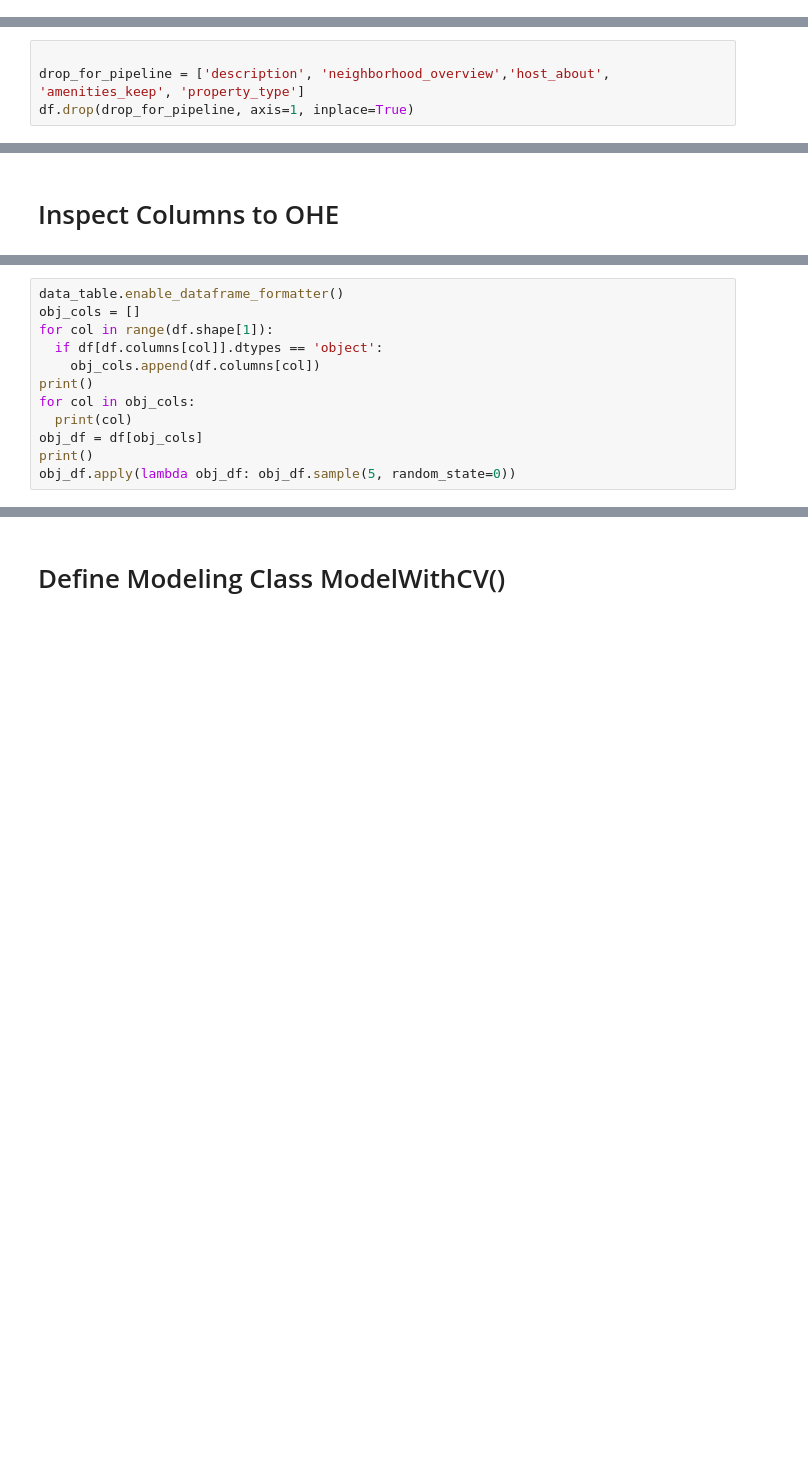
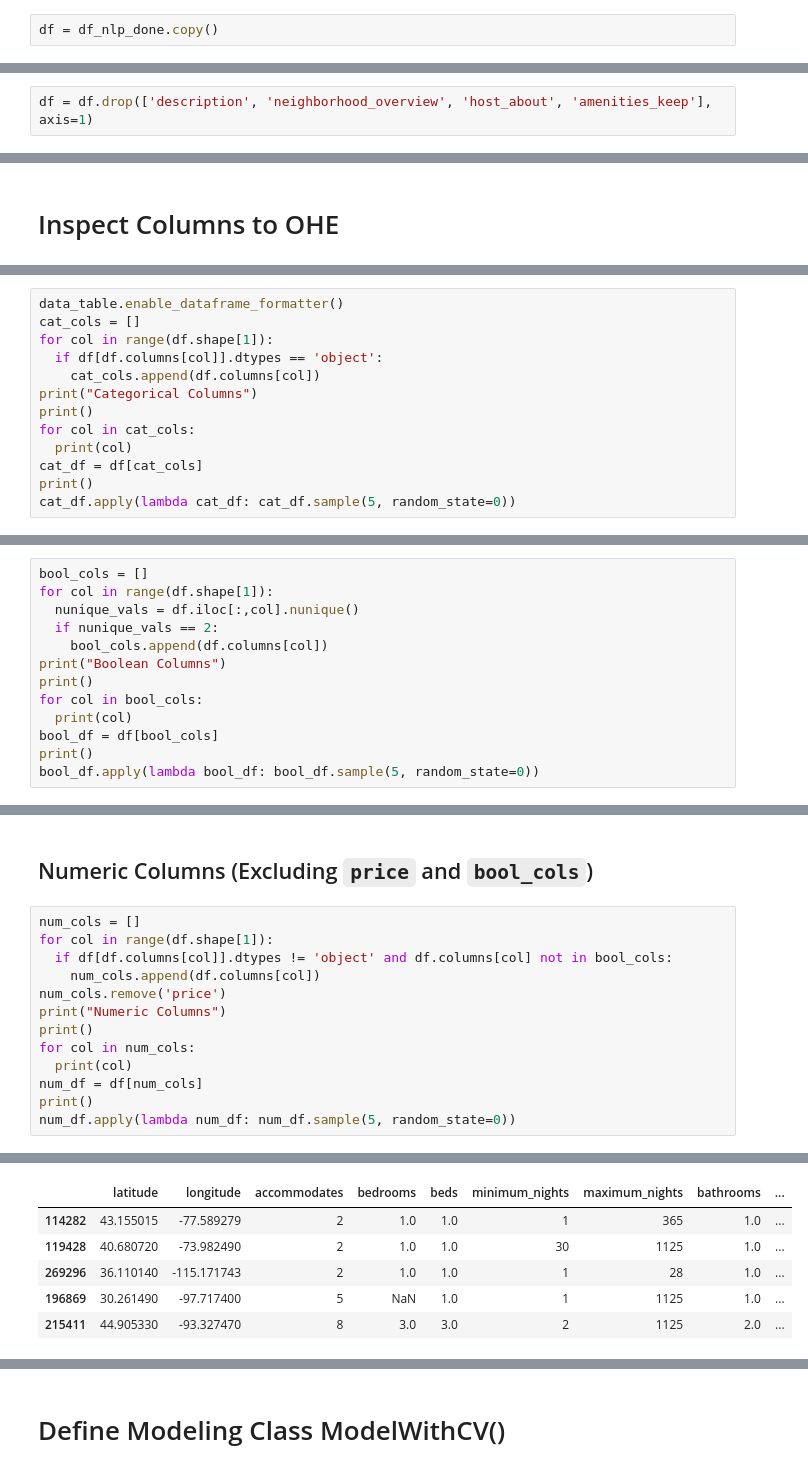
Before and after one commit to clairesarraille/airbnb_price_prediction, a Jupyter notebook: 03_Colab.ipynb, the cells around one changed output, grey strips where cells are left out. Drawn from its saved outputs; the diff is of its cells as text; blank space fills up the shorter version.

```diff
--- a/03_Colab.ipynb
+++ b/03_Colab.ipynb
@@ -98,3 +133,5 @@ Warning: Total number of columns (28) exceeds max_columns (20). Falling back to
+# %%
+df = df_nlp_done.copy()
 # %%
 df.info()
 # %% [output]
@@ -149,5 +161,3 @@ df.to_pickle('desc_nlp_done.pkl')
 # %%
-
-drop_for_pipeline = ['description', 'neighborhood_overview','host_about', 'amenities_keep', 'property_type']
-df.drop(drop_for_pipeline, axis=1, inplace=True)
+df = df.drop(['description', 'neighborhood_overview', 'host_about', 'amenities_keep'], axis=1)
 # %%
@@ -166,12 +187,13 @@ Warning: Total number of columns (25) exceeds max_columns (20). Falling back to
 # %%
 data_table.enable_dataframe_formatter()
-obj_cols = []
+cat_cols = []
 for col in range(df.shape[1]):
   if df[df.columns[col]].dtypes == 'object':
-    obj_cols.append(df.columns[col])
+    cat_cols.append(df.columns[col])
+print("Categorical Columns")
 print()
-for col in obj_cols:
+for col in cat_cols:
   print(col)
-obj_df = df[obj_cols]
+cat_df = df[cat_cols]
 print()
-obj_df.apply(lambda obj_df: obj_df.sample(5, random_state=0))
+cat_df.apply(lambda cat_df: cat_df.sample(5, random_state=0))
@@ -235,0 +225,13 @@ DataFrame(df['room_type'].value_counts())
+# %%
+bool_cols = []
+for col in range(df.shape[1]):
+  nunique_vals = df.iloc[:,col].nunique()
+  if nunique_vals == 2:
+    bool_cols.append(df.columns[col])
+print("Boolean Columns")
+print()
+for col in bool_cols:
+  print(col)
+bool_df = df[bool_cols]
+print()
+bool_df.apply(lambda bool_df: bool_df.sample(5, random_state=0))
@@ -235,0 +280,16 @@ DataFrame(df['room_type'].value_counts())
+# %% [markdown]
+## Numeric Columns (Excluding `price` and `bool_cols`)
+# %%
+num_cols = []
+for col in range(df.shape[1]):
+  if df[df.columns[col]].dtypes != 'object' and df.columns[col] not in bool_cols:
+    num_cols.append(df.columns[col])
+num_cols.remove('price')
+print("Numeric Columns")
+print()
+for col in num_cols:
+  print(col)
+num_df = df[num_cols]
+print()
+num_df.apply(lambda num_df: num_df.sample(5, random_state=0))
+# %% [output]
@@ -235,0 +312,6 @@ DataFrame(df['room_type'].value_counts())
+|  | latitude | longitude | accommodates | bedrooms | beds | minimum_nights | maximum_nights | bathrooms | ... |
+| 114282 | 43.155015 | -77.589279 | 2 | 1.0 | 1.0 | 1 | 365 | 1.0 | ... |
+| 119428 | 40.680720 | -73.982490 | 2 | 1.0 | 1.0 | 30 | 1125 | 1.0 | ... |
+| 269296 | 36.110140 | -115.171743 | 2 | 1.0 | 1.0 | 1 | 28 | 1.0 | ... |
+| 196869 | 30.261490 | -97.717400 | 5 | NaN | 1.0 | 1 | 1125 | 1.0 | ... |
+| 215411 | 44.905330 | -93.327470 | 8 | 3.0 | 3.0 | 2 | 1125 | 2.0 | ... |
```
Also changed, not shown: parts of 73 cells of this notebook.
